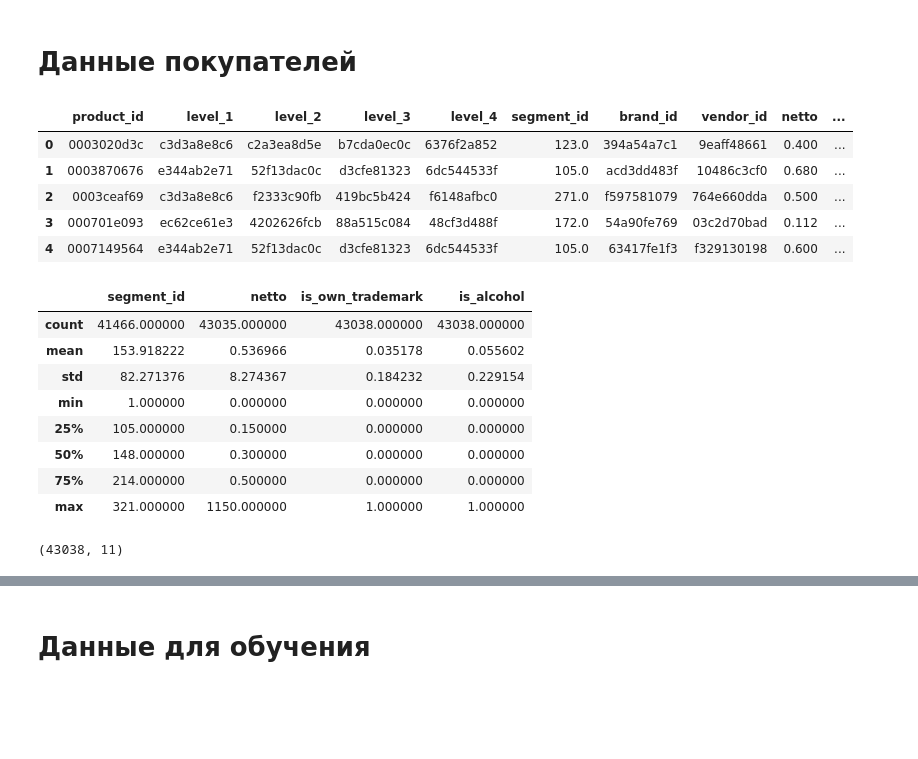
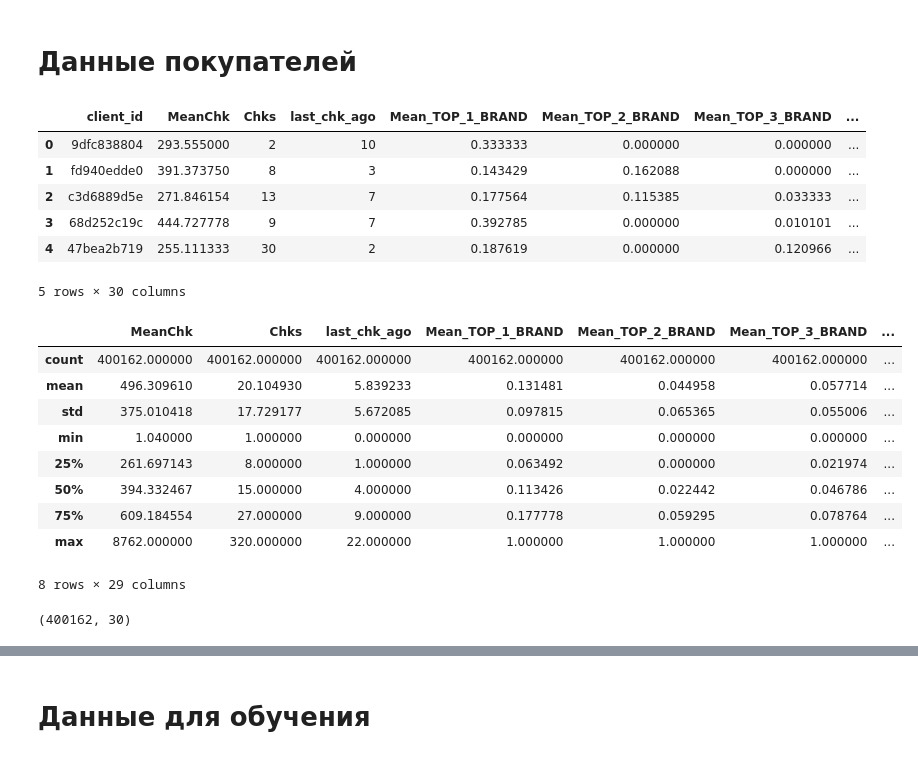
Before and after one commit to JacKira/MastersDegree, a Jupyter notebook: Notebooks/X5/DataView.ipynb, the cells around one changed output, grey strips where cells are left out. Drawn from its saved outputs; the diff is of its cells as text; code cells hidden in the pictures; blank space fills up the shorter version.

Commit message:
Create DataSet

```diff
--- a/Notebooks/X5/DataView.ipynb
+++ b/Notebooks/X5/DataView.ipynb
@@ -7,59 +7,27 @@ import numpy as np
 # %%
 with pyodbc.connect('DRIVER={SQL SERVER};SERVER=DESKTOP-CCQDQVO') as conn:
     strq = 'SELECT * FROM X5.dbo.X5_DATA_SET'
-    df_clients = pd.read_sql(strq, conn, dtypes = {'client_id':'str'
-                                                 ,'	MeanChk':'np.float16',
-                                                    'Chks':'int16' ,
-                                                    'last_chk_ago':'int16' ,
-                                                   'Mean_TOP_1_BRAND':'np.float16' ,
-                                                    'Mean_TOP_2_BRAND':'np.float16' ,
-                                                    'Mean_TOP_3_BRAND':'np.float16' ,
-                                                    'Mean_TOP_4_BRAND':'np.float16' ,
-                                                    'Mean_TOP_5_BRAND':'np.float16' ,
-                                                    'Mean_TOP_1_VENDOR':'np.float16' ,
-                                                    'Mean_TOP_2_VENDOR':'np.float16' ,
-                                                    'Mean_TOP_3_VENDOR':'np.float16' ,
-                                                    'Mean_TOP_4_VENDOR':'np.float16' ,
-                                                    'Mean_TOP_5_VENDOR':'np.float16' ,
-                                                    'Mean_TOP_1_SEG':'np.float16' ,
-                                                    'Mean_TOP_2_SEG':'np.float16' ,
-                                                    'Mean_TOP_3_SEG':'np.float16' ,
-                                                    'Mean_TOP_4_SEG':'np.float16' ,
-                                                    'Mean_TOP_5_SEG':'np.float16' ,
-                                                    'Mean_TOP_1_LVL':'np.float16' ,
-                                                    'Mean_TOP_2_LVL':'np.float16' ,
-                                                    'Mean_TOP_3_LVL':'np.float16' ,
-                                                    'Mean_TOP_4_LVL':'np.float16' ,
-                                                    'Mean_alc':'np.float16' ,
-                                                    'Mean_CTM':'np.float16' ,
-                                                    'Mean_netto':'np.float16' ,
-                                                    'Mean_diffs':'np.float16' ,
-                                                    'age':'int16' ,
-                                                    'NewComerFlag':'int16' ,
-                                                    'Gender':'int16' })
+    df_clients = pd.read_sql(strq, conn)
 
 display(df_clients.head())
 display(df_clients.describe())
 print(df_clients.shape)
+# %% [output]
+|  | client_id | MeanChk | Chks | last_chk_ago | Mean_TOP_1_BRAND | Mean_TOP_2_BRAND | Mean_TOP_3_BRAND | ... |
+| 0 | 9dfc838804 | 293.555000 | 2 | 10 | 0.333333 | 0.000000 | 0.000000 | ... |
+| 1 | fd940edde0 | 391.373750 | 8 | 3 | 0.143429 | 0.162088 | 0.000000 | ... |
+| 2 | c3d6889d5e | 271.846154 | 13 | 7 | 0.177564 | 0.115385 | 0.033333 | ... |
+| 3 | 68d252c19c | 444.727778 | 9 | 7 | 0.392785 | 0.000000 | 0.010101 | ... |
+| 4 | 47bea2b719 | 255.111333 | 30 | 2 | 0.187619 | 0.000000 | 0.120966 | ... |
+5 rows × 30 columns
+|  | MeanChk | Chks | last_chk_ago | Mean_TOP_1_BRAND | Mean_TOP_2_BRAND | Mean_TOP_3_BRAND | ... |
+| count | 400162.000000 | 400162.000000 | 400162.000000 | 400162.000000 | 400162.000000 | 400162.000000 | ... |
+| mean | 496.309610 | 20.104930 | 5.839233 | 0.131481 | 0.044958 | 0.057714 | ... |
+| std | 375.010418 | 17.729177 | 5.672085 | 0.097815 | 0.065365 | 0.055006 | ... |
+| min | 1.040000 | 1.000000 | 0.000000 | 0.000000 | 0.000000 | 0.000000 | ... |
+| 25% | 261.697143 | 8.000000 | 1.000000 | 0.063492 | 0.000000 | 0.021974 | ... |
+| 50% | 394.332467 | 15.000000 | 4.000000 | 0.113426 | 0.022442 | 0.046786 | ... |
+| 75% | 609.184554 | 27.000000 | 9.000000 | 0.177778 | 0.059295 | 0.078764 | ... |
+| max | 8762.000000 | 320.000000 | 22.000000 | 1.000000 | 1.000000 | 1.000000 | ... |
+8 rows × 29 columns
+(400162, 30)
-# %%
-df_products = pd.read_csv('D:\Documents\GitHub\MastersDegree\Datasets\X5\data\products.csv')
-display(df_products.head())
-display(df_products.describe())
-print(df_products.shape)
-# %% [output]
-|  | product_id | level_1 | level_2 | level_3 | level_4 | segment_id | brand_id | vendor_id | netto | ... |
-| 0 | 0003020d3c | c3d3a8e8c6 | c2a3ea8d5e | b7cda0ec0c | 6376f2a852 | 123.0 | 394a54a7c1 | 9eaff48661 | 0.400 | ... |
-| 1 | 0003870676 | e344ab2e71 | 52f13dac0c | d3cfe81323 | 6dc544533f | 105.0 | acd3dd483f | 10486c3cf0 | 0.680 | ... |
-| 2 | 0003ceaf69 | c3d3a8e8c6 | f2333c90fb | 419bc5b424 | f6148afbc0 | 271.0 | f597581079 | 764e660dda | 0.500 | ... |
-| 3 | 000701e093 | ec62ce61e3 | 4202626fcb | 88a515c084 | 48cf3d488f | 172.0 | 54a90fe769 | 03c2d70bad | 0.112 | ... |
-| 4 | 0007149564 | e344ab2e71 | 52f13dac0c | d3cfe81323 | 6dc544533f | 105.0 | 63417fe1f3 | f329130198 | 0.600 | ... |
-|  | segment_id | netto | is_own_trademark | is_alcohol |
-| count | 41466.000000 | 43035.000000 | 43038.000000 | 43038.000000 |
-| mean | 153.918222 | 0.536966 | 0.035178 | 0.055602 |
-| std | 82.271376 | 8.274367 | 0.184232 | 0.229154 |
-| min | 1.000000 | 0.000000 | 0.000000 | 0.000000 |
-| 25% | 105.000000 | 0.150000 | 0.000000 | 0.000000 |
-| 50% | 148.000000 | 0.300000 | 0.000000 | 0.000000 |
-| 75% | 214.000000 | 0.500000 | 0.000000 | 0.000000 |
-| max | 321.000000 | 1150.000000 | 1.000000 | 1.000000 |
-(43038, 11)
```
Also changed, not shown: parts of 5 cells of this notebook, 2 other files.
